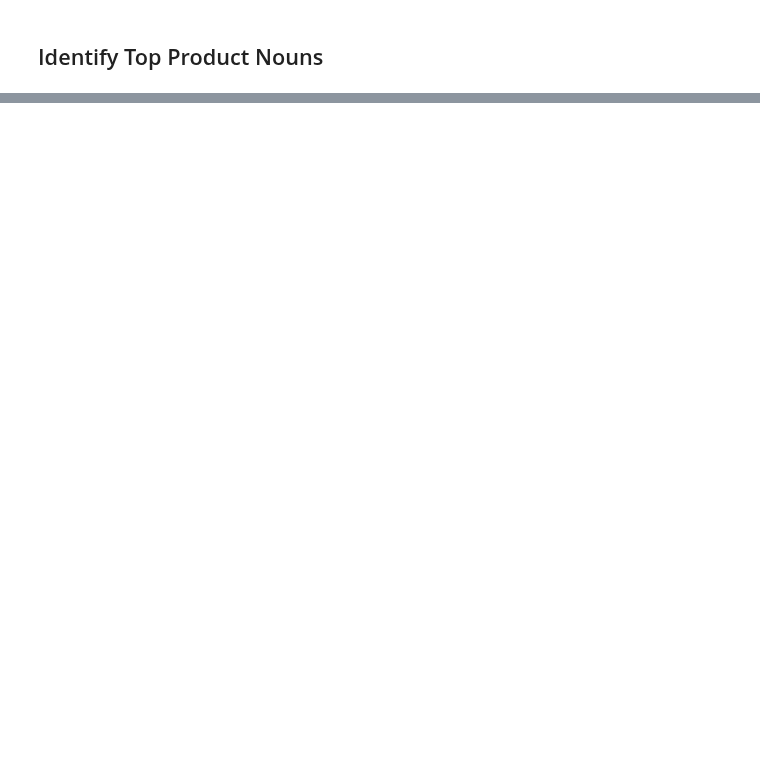
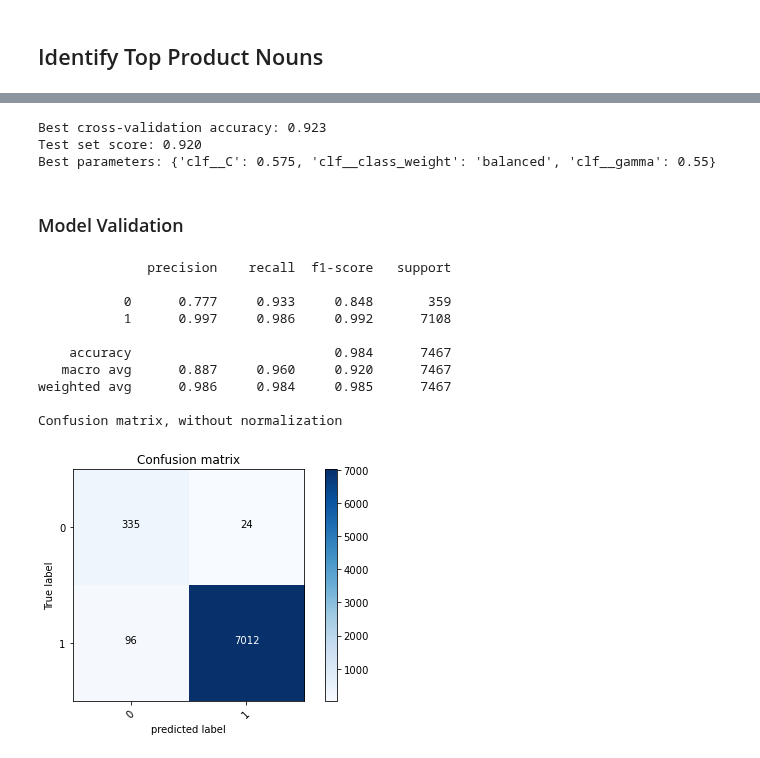
Before and after one commit to broepke/DATA110, a Jupyter notebook: Week 11/DATA110-Week11-Midterm-broepke.ipynb, the cells around one changed output, grey strips where cells are left out. Drawn from its saved outputs; the diff is of its cells as text; code cells hidden in the pictures; blank space fills up the shorter version.

```diff
--- a/Week 11/DATA110-Week11-Midterm-broepke.ipynb
+++ b/Week 11/DATA110-Week11-Midterm-broepke.ipynb
@@ -519,0 +755,3 @@ df_nn.groupby('Word')['Word'].count().reset_index(name='count').sort_values(['co
+# %%
+# Make training and test sets
+X_train, X_test, y_train, y_test = train_test_split(X, y, test_size=0.33, random_state=53)
@@ -519,0 +764,30 @@ df_nn.groupby('Word')['Word'].count().reset_index(name='count').sort_values(['co
+# %%
+def get_params(parameters, X, y, pipeline):
+    ''' implements a the GridSearch Cross validation for a given model and set of parameters'''
+
+    cv = RepeatedStratifiedKFold(n_splits=3, n_repeats=3, random_state=1)
+    grid = GridSearchCV(pipeline, parameters, scoring='f1_macro', n_jobs=-1, cv=cv, error_score='raise')
+    grid.fit(X, y)
+
+    return grid
+# %%
+parameters = [{'clf__C': np.linspace(.1, 2 ,5),
+               'clf__gamma': np.linspace(.1, 1, 5),
+               'clf__class_weight' : ['balanced']}]
+
+clf = SVC()
+pipeline = create_pipe(clf)
+grid = get_params(parameters, X_train, y_train, pipeline)
+
+print("Best cross-validation accuracy: {:.3f}".format(grid.best_score_))
+print("Test set score: {:.3f}".format(grid.score(X_test, y_test)))
+print("Best parameters: {}".format(grid.best_params_))
+
+svc_C = grid.best_params_['clf__C']
+svc_gamma = grid.best_params_['clf__gamma']
+# %% [output]
+Best cross-validation accuracy: 0.923
+Test set score: 0.920
+Best parameters: {'clf__C': 0.575, 'clf__class_weight': 'balanced', 'clf__gamma': 0.55}
+# %% [markdown]
+### Model Validation
@@ -519,0 +828,29 @@ df_nn.groupby('Word')['Word'].count().reset_index(name='count').sort_values(['co
+# %%
+def fit_and_print(pipeline, name):
+    ''' take a supplied pipeline and run it against the train-test spit
+    and product scoring results.'''
+
+    pipeline.fit(X_train, y_train)
+    y_pred = pipeline.predict(X_test)
+    score = metrics.f1_score(y_test, y_pred, average='macro')
+
+    print(metrics.classification_report(y_test, y_pred, digits=3))
+
+    cm = metrics.confusion_matrix(y_test, y_pred, labels=[0,1])
+    plot_confusion_matrix(cm, classes=[0,1])
+# %%
+clf = SVC(C=svc_C, gamma=svc_gamma, class_weight='balanced', random_state=42)
+pipeline = create_pipe(clf)
+fit_and_print(pipeline, 'SVC')
+# %% [output]
+              precision    recall  f1-score   support
+
+           0      0.777     0.933     0.848       359
+           1      0.997     0.986     0.992      7108
+
+    accuracy                          0.984      7467
+   macro avg      0.887     0.960     0.920      7467
+weighted avg      0.986     0.984     0.985      7467
+
+Confusion matrix, without normalization
+[figure, added]
```
Also changed, not shown: parts of 33 cells of this notebook.
